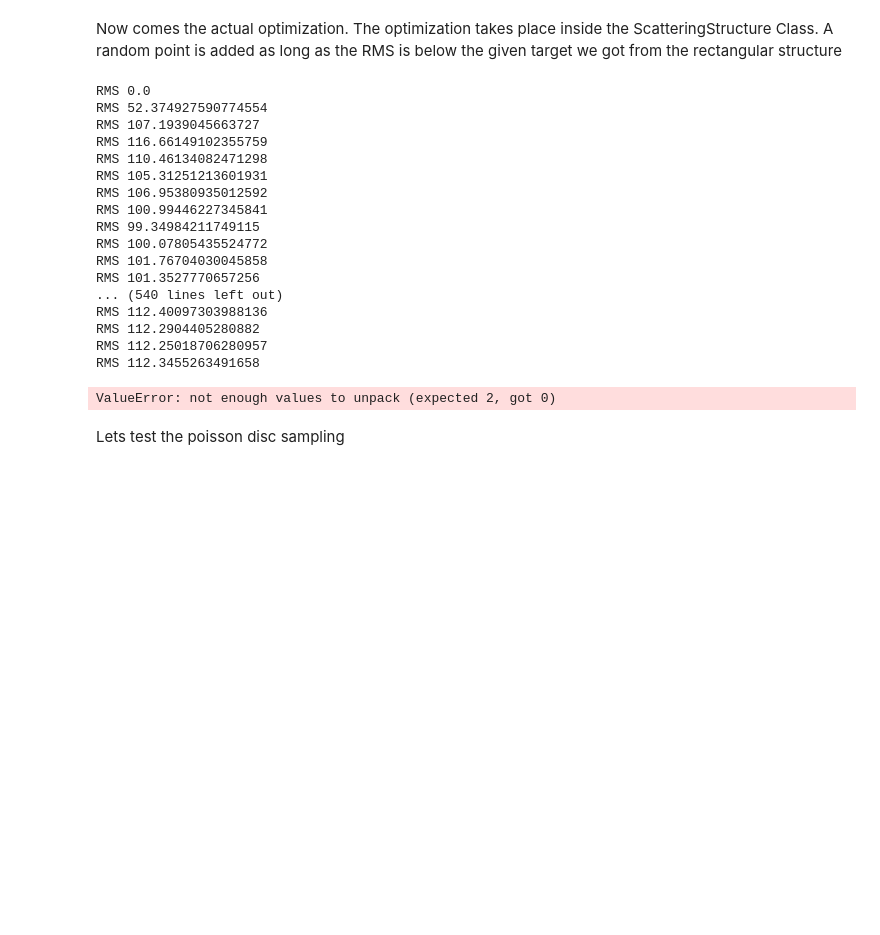
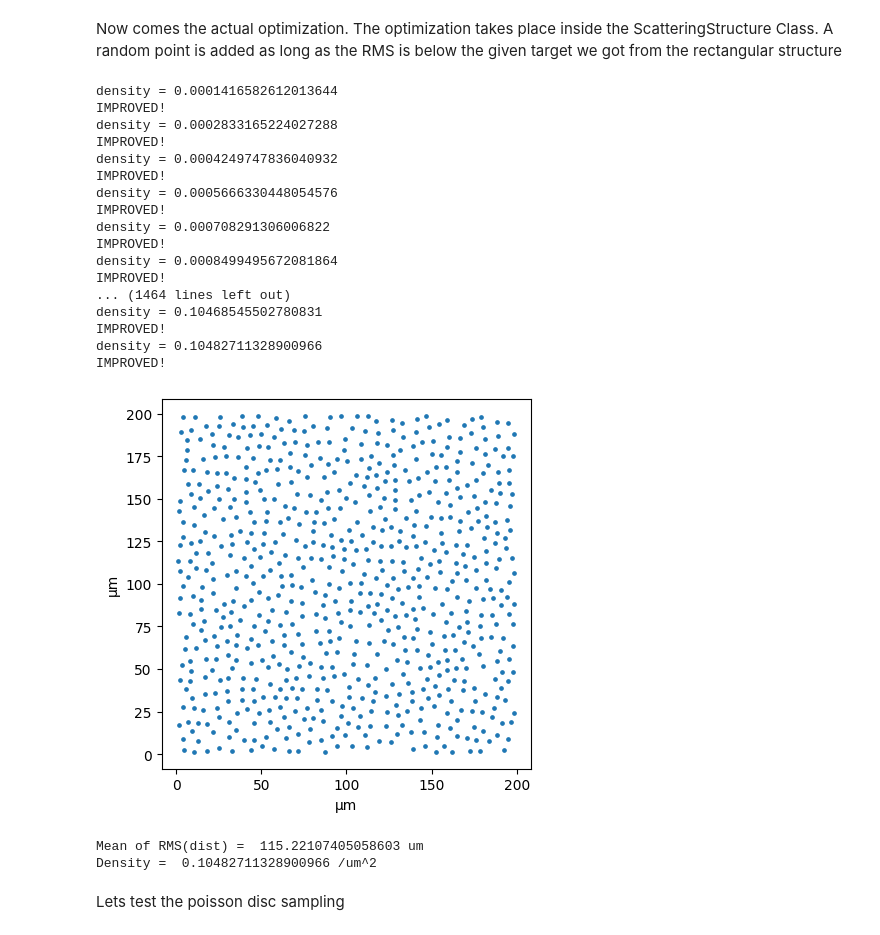
Before and after one commit to ramakrishnav130995/Scattering-Structures, a Jupyter notebook: builds/lamda_optimization.ipynb, the cells around one changed output. Saved outputs shown, nothing was run; the diff lists cells and outputs as text; code cells hidden in the pictures; blank space fills up the shorter version.

Commit message:
Added optimization for poisson disc sampling

```diff
--- a/builds/lamda_optimization.ipynb
+++ b/builds/lamda_optimization.ipynb
@@ -34,33 +37,35 @@ Mean of RMS(dist) =  110.58293123666724 um
 Now comes the actual optimization. The optimization takes place inside the ScatteringStructure Class. A random point is added as long as the RMS is below the given target we got from the rectangular structure
 # %%
 rand1 = ScatteringStructure(geometry={'type': 'box', 'lx': 200, 'ly': 200},
-                           arrangement={'type':'random', 'optimization': True, 'target_rms':3. },
+                           arrangement={'type':'random', 'optimization': True,'measure_of_merit': 'rms', 'target_mom':3. },
                            scatterer_radius=1.343
                            )
 rand1.plot_distribution()
 rand1_rms = rand1.rms()
 
 # print for further use
 print('Mean of RMS(dist) = ', rand1_rms, 'um')
 # %% [output]
-RMS 0.0
-RMS 52.374927590774554
-RMS 107.1939045663727
-RMS 116.66149102355759
-RMS 110.46134082471298
-RMS 105.31251213601931
-RMS 106.95380935012592
-RMS 100.99446227345841
-RMS 99.34984211749115
-RMS 100.07805435524772
-RMS 101.76704030045858
-RMS 101.3527770657256
-... (540 lines left out)
-RMS 112.40097303988136
-RMS 112.2904405280882
-RMS 112.25018706280957
-RMS 112.3455263491658
+density = 0.0001416582612013644
+IMPROVED!
+density = 0.0002833165224027288
+IMPROVED!
+density = 0.0004249747836040932
+IMPROVED!
+density = 0.0005666330448054576
+IMPROVED!
+density = 0.000708291306006822
+IMPROVED!
+density = 0.0008499495672081864
+IMPROVED!
+... (1464 lines left out)
+density = 0.10468545502780831
+IMPROVED!
+density = 0.10482711328900966
+IMPROVED!
+[figure, added]
-ValueError: not enough values to unpack (expected 2, got 0)
+Mean of RMS(dist) =  115.22107405058603 um
+Density =  0.10482711328900966 /um^2
 # %% [markdown]
 Lets test the poisson disc sampling
 # %%
```
Also changed, not shown: parts of 4 cells of this notebook, 1 other file.
